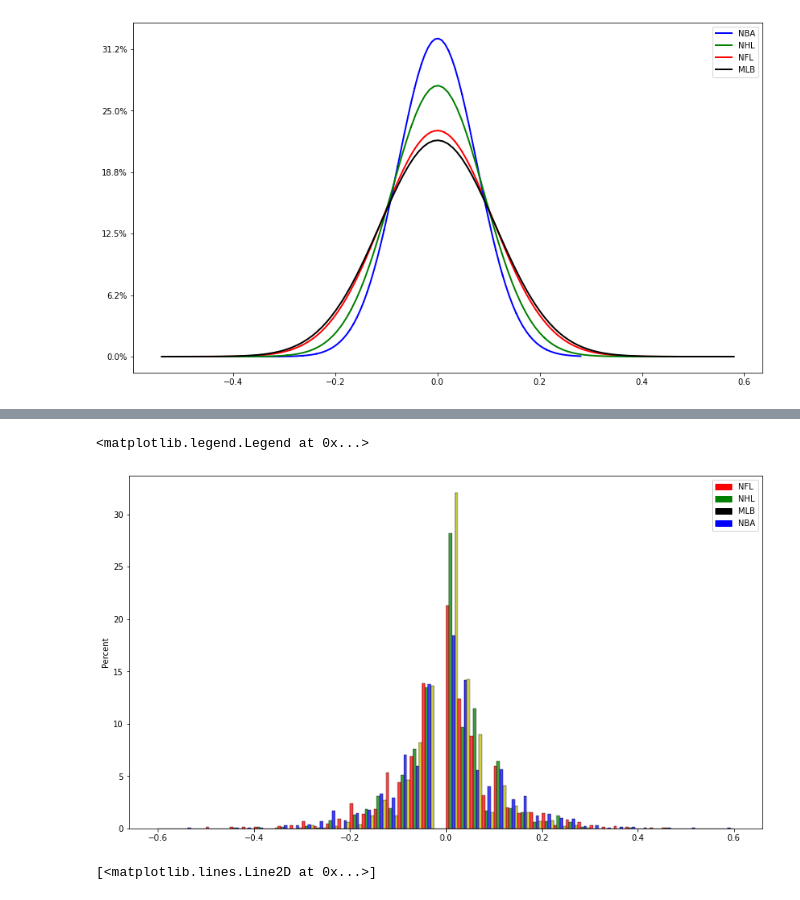
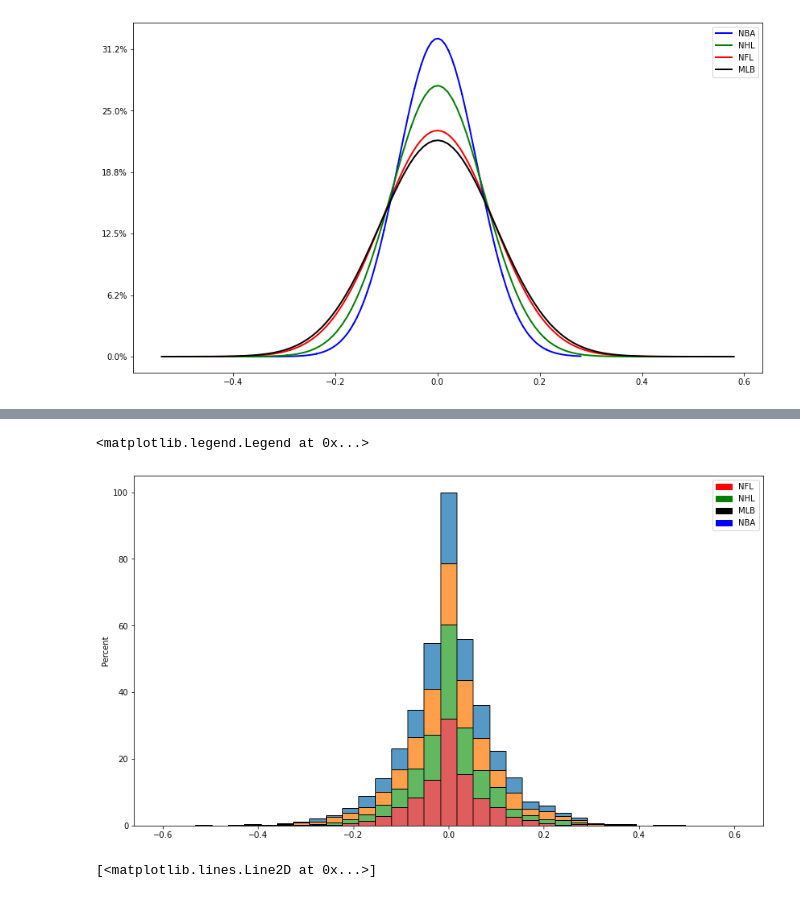
Before and after one commit to conner-mcnicholas/jupyter_notebooks, a Jupyter notebook: SPORT PLOTS.ipynb, the cells around one changed output, grey strips where cells are left out. Cells and saved outputs as stored; diff of their text form; code cells hidden in the pictures.

```diff
--- a/SPORT PLOTS.ipynb
+++ b/SPORT PLOTS.ipynb
@@ -32,0 +91,7 @@ with open('dlpctNBA.data', 'rb') as filehandle:
+# %%
+df_MLB = pd.DataFrame(list(zip(deltaMLB,dlpctMLB,teamcMLB)),columns =['dNom','dPct','tCnt'])
+df_MLB['longPct'] = df_MLB.dNom/df_MLB.tCnt
+df_MLB = df_MLB.sort_values(['longPct','dNom','tCnt'],ascending = (True,True,True))
+df_MLB['Sport'] = 'MLB'
+df_MLB=df_MLB[['dNom','tCnt','longPct','Sport']]
+print(df_MLB.to_string(index=False))
@@ -32,0 +116,7 @@ with open('dlpctNBA.data', 'rb') as filehandle:
+# %%
+df_NHL = pd.DataFrame(list(zip(deltaNHL,dlpctNHL,teamcNHL)),columns =['dNom','dPct','tCnt'])
+df_NHL['longPct'] = df_NHL.dNom/df_NHL.tCnt
+df_NHL = df_NHL.sort_values(['longPct','dNom','tCnt'],ascending = (True,True,True))
+df_NHL['Sport'] = 'NHL'
+df_NHL=df_NHL[['dNom','tCnt','longPct','Sport']]
+print(df_NHL.to_string(index=False))
@@ -32,0 +141,7 @@ with open('dlpctNBA.data', 'rb') as filehandle:
+# %%
+df_NBA = pd.DataFrame(list(zip(deltaNBA,dlpctNBA,teamcNBA)),columns =['dNom','dPct','tCnt'])
+df_NBA['longPct'] = df_NBA.dNom/df_NBA.tCnt
+df_NBA = df_NBA.sort_values(['longPct','dNom','tCnt'],ascending = (True,True,True))
+df_NBA['Sport'] = 'NBA'
+df_NBA=df_NBA[['dNom','tCnt','longPct','Sport']]
+print(df_NBA.to_string(index=True))
@@ -161,6 +441,6 @@ plt.show()
 # %% [output]
 [figure]
 # %%
-HIST_BINS = np.linspace(-.60, .60, 49)
+#HIST_BINS = np.linspace(-.60, .60, 49)
 HIST_BINS
 # %% [output]
@@ -174,18 +532,18 @@ array([-0.6  , -0.575, -0.55 , -0.525, -0.5  , -0.475, -0.45 , -0.425,
 # %%
 import matplotlib.patches as mpatches
 
 red_patch = mpatches.Patch(color='red', label='NFL')
 blue_patch = mpatches.Patch(color='blue', label='NBA')
 green_patch = mpatches.Patch(color='green', label='NHL')
 cyan_patch = mpatches.Patch(color='black', label='MLB')
 fig, ax = plt.subplots(figsize=(14, 8))
 plt.legend(handles=[blue_patch,green_patch,cyan_patch,red_patch])
-sports = [dlpctNFL,dlpctNHL,dlpctMLB,dlpctNBA]
-sns.histplot(sports,bins=HIST_BINS,stat="percent",common_norm=False,common_bins=True,fill=True,element='bars',multiple='dodge')
+sports = [list(df_NFL.longPct),list(df_MLB.longPct),list(df_NHL.longPct),list(df_NBA.longPct)]
+sns.histplot(sports,bins=HIST_BINS,stat="percent",common_norm=False,discrete=False,common_bins=False,fill=True,element='bars',multiple='stack')
 ax.legend(handles=[red_patch,green_patch,cyan_patch,blue_patch])
 # %% [output]
 <matplotlib.legend.Legend at 0x...>
-[figure, old version]
+[figure, new version]
 # %%
 nx, xbins, ptchs = plt.hist(dlpctNFL,bins='auto',density=True)
 plt.clf() # Get rid of this histogram since not the one we want.
```
Also changed, not shown: parts of 31 cells of this notebook, 18 other files.
